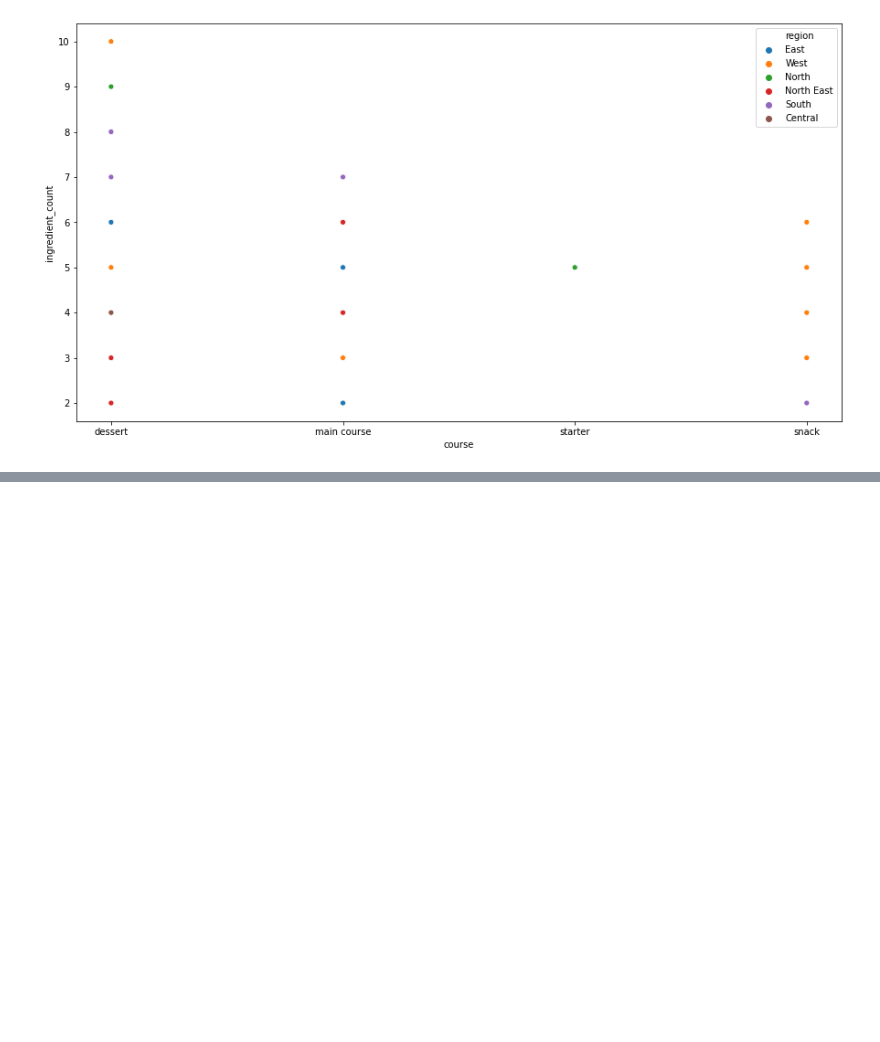
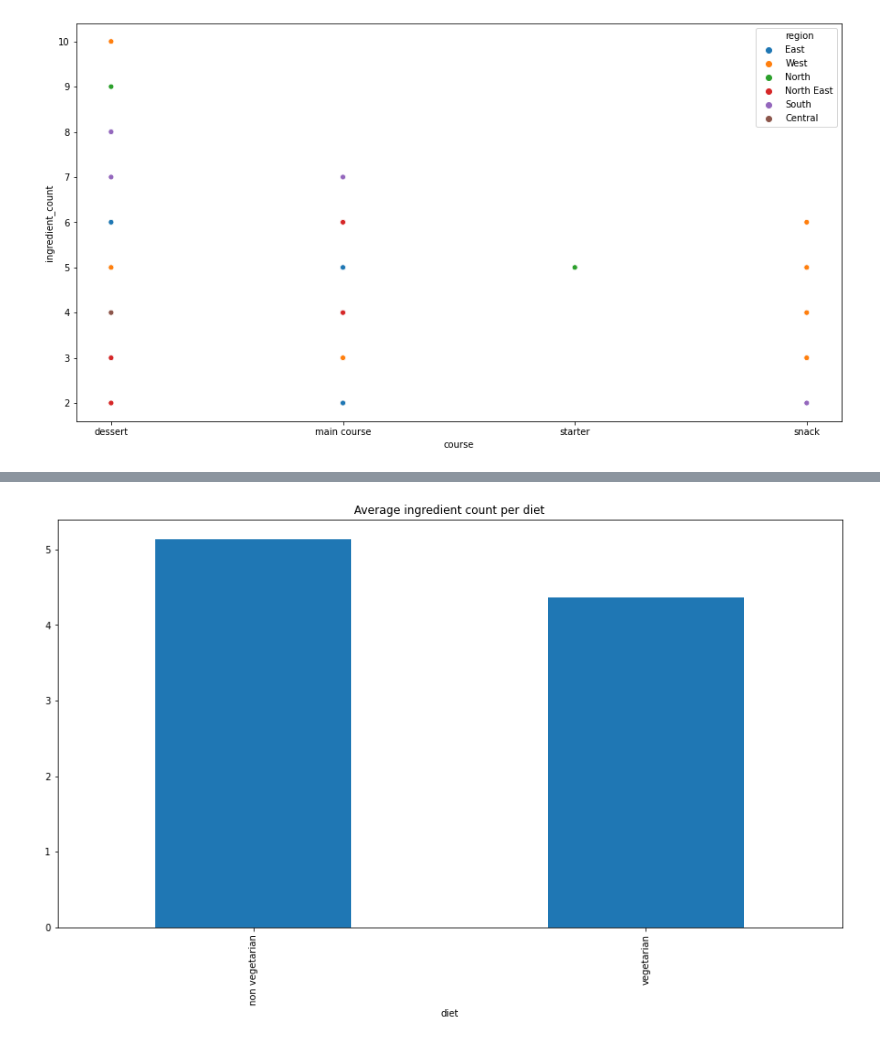
Before and after one commit to NickCunnington/Indian_food_project, a Jupyter notebook: data_cleaning.ipynb, the cells around one changed output, grey strips where cells are left out. Cells and saved outputs as stored; diff of their text form; code cells hidden in the pictures; blank space fills up the shorter version.

```diff
--- a/data_cleaning.ipynb
+++ b/data_cleaning.ipynb
@@ -367,0 +399,6 @@ sns.scatterplot(data = food_count, x = 'course', y = 'ingredient_count', hue = '
+# %%
+diet_ingredient_count.plot(kind = 'bar', legend = False)
+plt.title('Average ingredient count per diet')
+plt.show()
+# %% [output]
+[figure, added]
```
Also changed, not shown: parts of 21 cells of this notebook.
